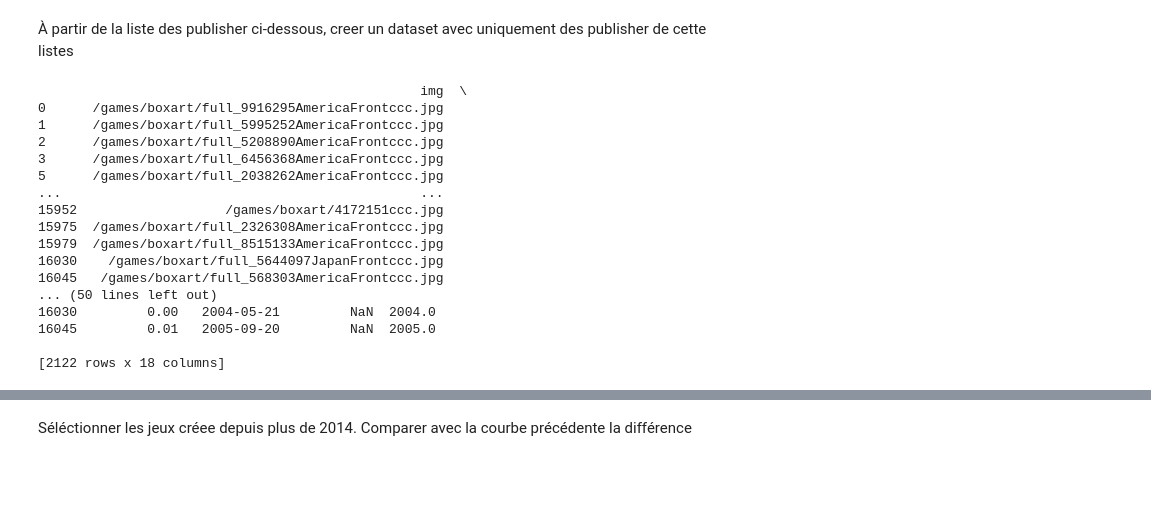
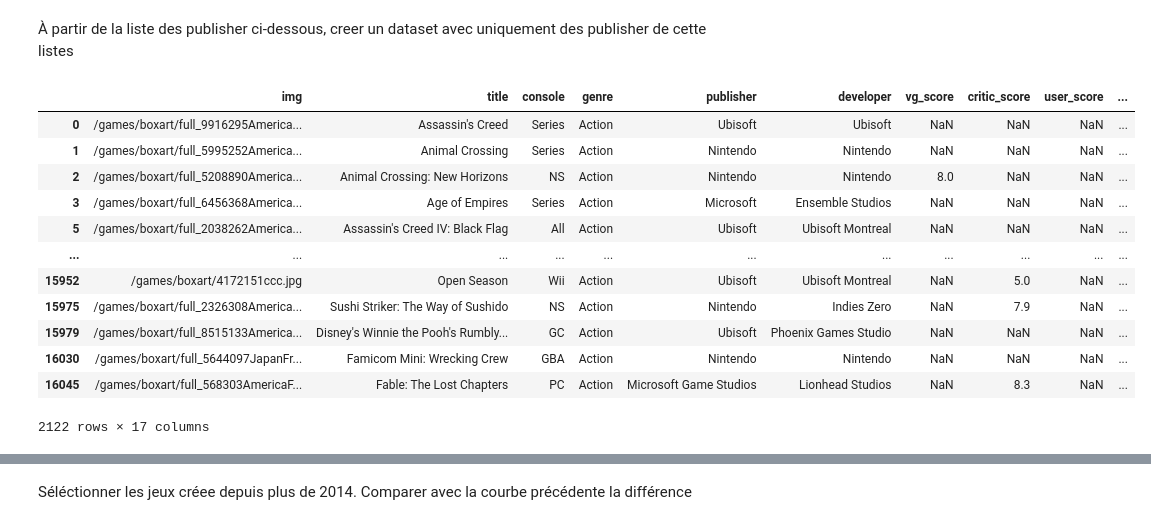
Before and after one commit to Haleckse/IA, a Jupyter notebook: TP1/Sujet_etudiant_TP Jeux video Python.ipynb, the cells around one changed output, grey strips where cells are left out. Saved outputs shown, nothing was run; the diff lists cells and outputs as text; code cells hidden in the pictures; blank space fills up the shorter version.

```diff
--- a/TP1/Sujet_etudiant_TP Jeux video Python.ipynb
+++ b/TP1/Sujet_etudiant_TP Jeux video Python.ipynb
@@ -186,8 +169,7 @@ Supprimez du dataset df les jeux d'un autre genre que celui d'action
 # %%
 
 records = df.loc[df['genre'] == 'Action']
-df1=df
-print(df1)
 
-df1.drop(df1.loc[df1['genre'] != 'Action'],axis=0)
+df = df[ (df['genre'] == 'Action') ]
+df.tail()
 # %% [output]
@@ -329,25 +309,23 @@ print(liste_publishers)
 # %%
 liste_publishers = ['Ubisoft', 'Nintendo' ,'Microsoft','Epic Games'  ,  'Blizzard Entertainment',  'GT Interactive' , 'Electronic Arts' 'Atari' , 'Microsoft Game Studios' , 'LucasArts' , 'Rockstar Games']
 
 #...
+df_publishers = df [ (df['publisher'].isin(liste_publishers)) ]
+df_publishers
 # %% [output]
+|  | img | title | console | genre | publisher | developer | vg_score | critic_score | user_score | ... |
+| 0 | /games/boxart/full_9916295America... | Assassin's Creed | Series | Action | Ubisoft | Ubisoft | NaN | NaN | NaN | ... |
+| 1 | /games/boxart/full_5995252America... | Animal Crossing | Series | Action | Nintendo | Nintendo | NaN | NaN | NaN | ... |
+| 2 | /games/boxart/full_5208890America... | Animal Crossing: New Horizons | NS | Action | Nintendo | Nintendo | 8.0 | NaN | NaN | ... |
+| 3 | /games/boxart/full_6456368America... | Age of Empires | Series | Action | Microsoft | Ensemble Studios | NaN | NaN | NaN | ... |
+| 5 | /games/boxart/full_2038262America... | Assassin's Creed IV: Black Flag | All | Action | Ubisoft | Ubisoft Montreal | NaN | NaN | NaN | ... |
+| ... | ... | ... | ... | ... | ... | ... | ... | ... | ... | ... |
+| 15952 | /games/boxart/4172151ccc.jpg | Open Season | Wii | Action | Ubisoft | Ubisoft Montreal | NaN | 5.0 | NaN | ... |
+| 15975 | /games/boxart/full_2326308America... | Sushi Striker: The Way of Sushido | NS | Action | Nintendo | Indies Zero | NaN | 7.9 | NaN | ... |
+| 15979 | /games/boxart/full_8515133America... | Disney's Winnie the Pooh's Rumbly... | GC | Action | Ubisoft | Phoenix Games Studio | NaN | NaN | NaN | ... |
+| 16030 | /games/boxart/full_5644097JapanFr... | Famicom Mini: Wrecking Crew | GBA | Action | Nintendo | Nintendo | NaN | NaN | NaN | ... |
+| 16045 | /games/boxart/full_568303AmericaF... | Fable: The Lost Chapters | PC | Action | Microsoft Game Studios | Lionhead Studios | NaN | 8.3 | NaN | ... |
-                                                 img  \
-0      /games/boxart/full_9916295AmericaFrontccc.jpg
-1      /games/boxart/full_5995252AmericaFrontccc.jpg
-2      /games/boxart/full_5208890AmericaFrontccc.jpg
-3      /games/boxart/full_6456368AmericaFrontccc.jpg
-5      /games/boxart/full_2038262AmericaFrontccc.jpg
-...                                              ...
-15952                   /games/boxart/4172151ccc.jpg
-15975  /games/boxart/full_2326308AmericaFrontccc.jpg
-15979  /games/boxart/full_8515133AmericaFrontccc.jpg
-16030    /games/boxart/full_5644097JapanFrontccc.jpg
-16045   /games/boxart/full_568303AmericaFrontccc.jpg
-... (50 lines left out)
-16030         0.00   2004-05-21         NaN  2004.0
-16045         0.01   2005-09-20         NaN  2005.0
-
-[2122 rows x 18 columns]
+2122 rows × 17 columns
 # %%
 ax = sns.pointplot(x=subset_df["publisher"] ,  y=subset_df["total_sales"], data=subset_df, estimator=np.mean,capsize=.2)
 plt.figure()
```
Also changed, not shown: parts of 6 cells of this notebook.
